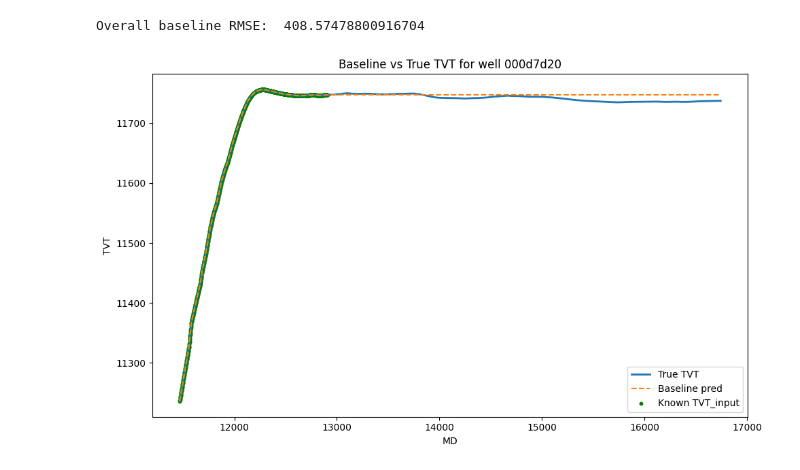
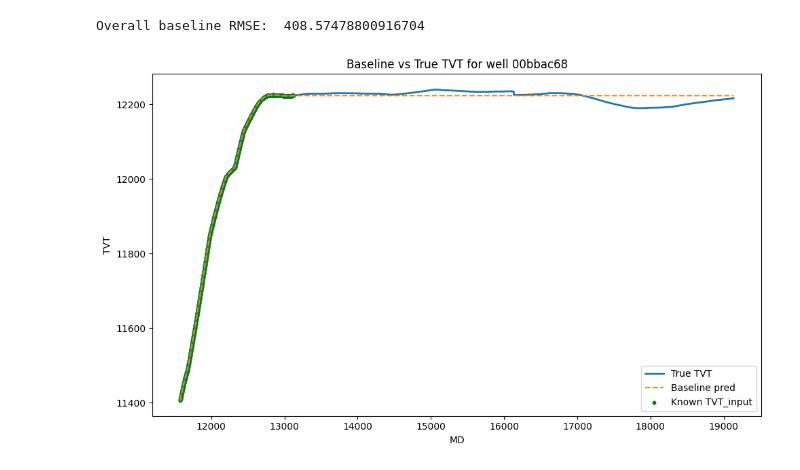
Before and after one commit to Parth515/ROGII_Wellbore_kaggle_competition, a Jupyter notebook: rogii-wellbore.ipynb, the cells around one changed output. Drawn from its saved outputs; the diff is of its cells as text; code cells hidden in the pictures.

```diff
--- a/rogii-wellbore.ipynb
+++ b/rogii-wellbore.ipynb
@@ -152,23 +152,23 @@ print("Overall baseline RMSE: ", overall_rmse)
 # %% [output]
 Overall baseline RMSE:  408.57478800916704
 # %%
-well_id = "000d7d20"
+well_id = "00bbac68"
 h = load_horizontal(well_id)
 pred = baseline_tvt_prediction(h)
 
 plt.figure(figsize=(10, 6))
 plt.plot(h["MD"], h["TVT"], label="True TVT", linewidth=2)
 plt.plot(h["MD"], pred, label="Baseline pred", linestyle="--")
 plt.scatter(
     h.loc[h["TVT_input"].notna(), "MD"],
     h.loc[h["TVT_input"].notna(), "TVT_input"],
     s=10, c="green", label="Known TVT_input"
 )
 plt.xlabel("MD")
 plt.ylabel("TVT")
 plt.title(f"Baseline vs True TVT for well {well_id}")
 plt.legend()
 plt.tight_layout()
 plt.show()
 # %% [output]
-[figure, old version]
+[figure, new version]
```
Also changed, not shown: parts of 7 cells of this notebook.
